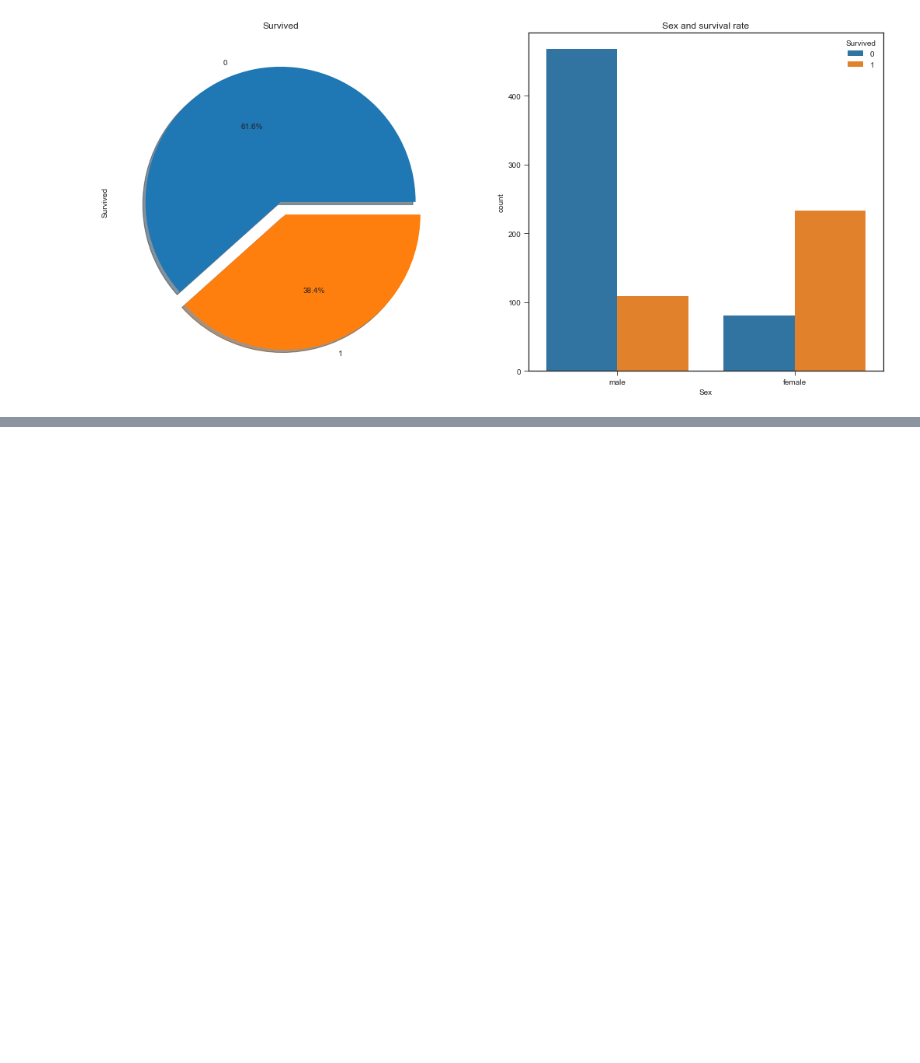
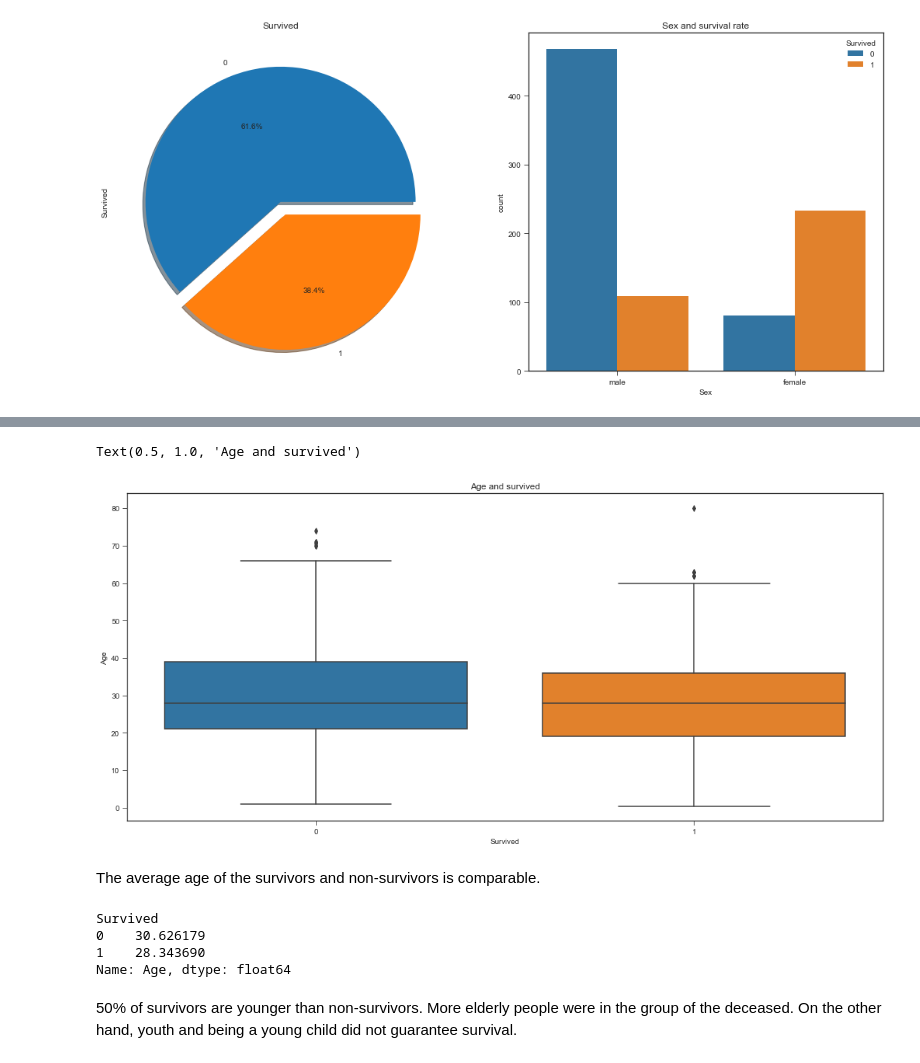
Before and after one commit to agomolka/KaggleTitanicCompetition, a Jupyter notebook: titanic_compete.ipynb, the cells around one changed output, grey strips where cells are left out. Saved outputs shown, nothing was run; the diff lists cells and outputs as text; code cells hidden in the pictures; blank space fills up the shorter version.

```diff
--- a/titanic_compete.ipynb
+++ b/titanic_compete.ipynb
@@ -84,0 +94,19 @@ plt.show()
+# %%
+fig, axs = plt.subplots(figsize=(18,8))
+sns.boxplot(x='Survived', y='Age', data=df)
+
+plt.title("Age and survived")
+# %% [output]
+Text(0.5, 1.0, 'Age and survived')
+[figure, added]
+# %% [markdown]
+The average age of the survivors and non-survivors is comparable.
+# %%
+df.groupby(['Survived'])['Age'].mean()
+# %% [output]
+Survived
+0    30.626179
+1    28.343690
+Name: Age, dtype: float64
+# %% [markdown]
+50% of survivors are younger than non-survivors. More elderly people were in the group of the deceased. On the other hand, youth and being a young child did not guarantee survival.
```
Also changed, not shown: parts of 2 cells of this notebook.
